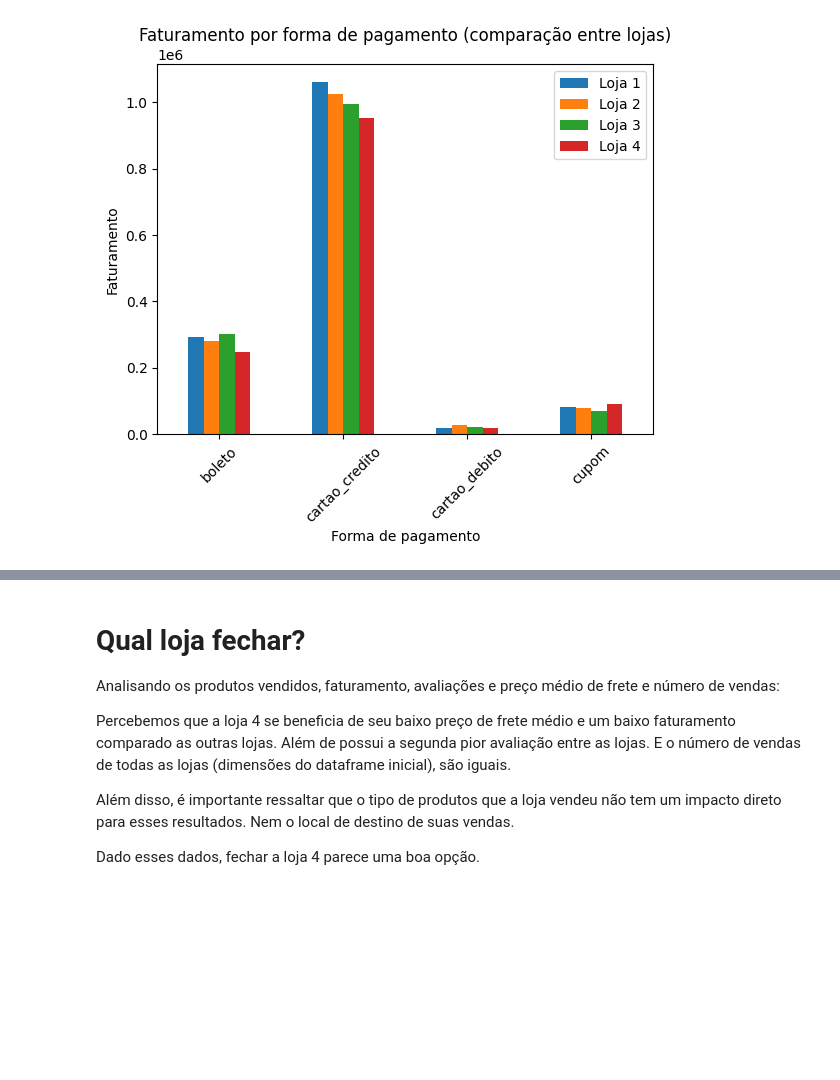
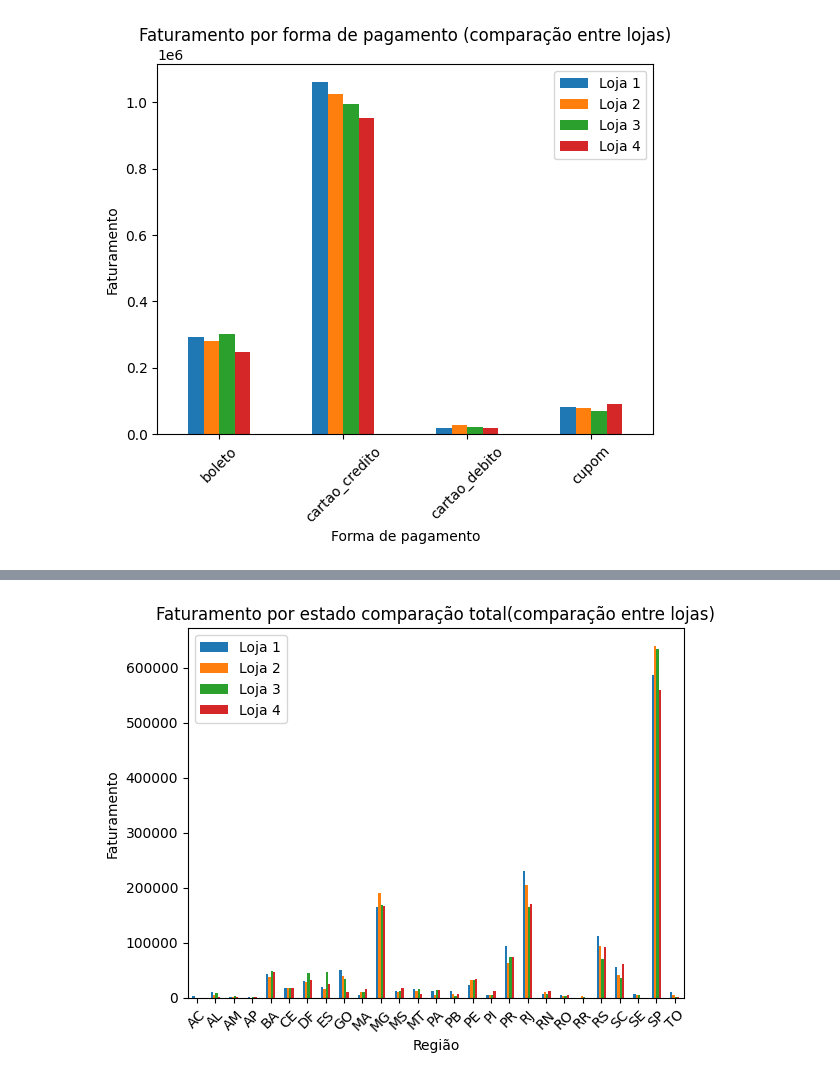
Before and after one commit to AntonioNazar/Data_Science, a Jupyter notebook: Análise De Dados de lojas/DataScience_Desafio1.ipynb, the cells around one changed output, grey strips where cells are left out. Drawn from its saved outputs; the diff is of its cells as text; code cells hidden in the pictures; blank space fills up the shorter version.

```diff
--- a/Análise De Dados de lojas/DataScience_Desafio1.ipynb
+++ b/Análise De Dados de lojas/DataScience_Desafio1.ipynb
@@ -647,12 +647,17 @@ plt.show()
-# %% [markdown]
-# Qual loja fechar?
-Analisando os produtos vendidos, faturamento, avaliações e preço médio de frete e número de vendas:
-<br>
-
-Percebemos que a loja 4 se beneficia de seu baixo preço de frete médio e um baixo faturamento comparado as outras lojas. Além de possui a segunda pior avaliação entre as lojas. E o número de vendas de todas as lojas (dimensões do dataframe inicial), são iguais.
-<br>
-
-Além disso, é importante ressaltar que o tipo de produtos que a loja vendeu não tem um impacto direto para esses resultados. Nem o local de destino de suas vendas.
-<br>
-
-Dado esses dados, fechar a loja 4 parece uma boa opção.
+# %%
+df_barras_regiao_faturamento = pd.DataFrame({
+
+    "Loja 1": faturamento_regiao_loja.head(27),
+    "Loja 2": faturamento_regiao_loja2.head(27),
+    "Loja 3": faturamento_regiao_loja3.head(27),
+    "Loja 4": faturamento_regiao_loja4.head(27)
+})
+
+df_barras_regiao_faturamento.plot(kind="bar")
+plt.title("Faturamento por estado comparação total(comparação entre lojas)")
+plt.ylabel("Faturamento")
+plt.xlabel("Região")
+plt.xticks(rotation=45)
+plt.show()
+# %% [output]
+[figure, added]
```
Also changed, not shown: parts of 3 cells of this notebook, 3 other files.
